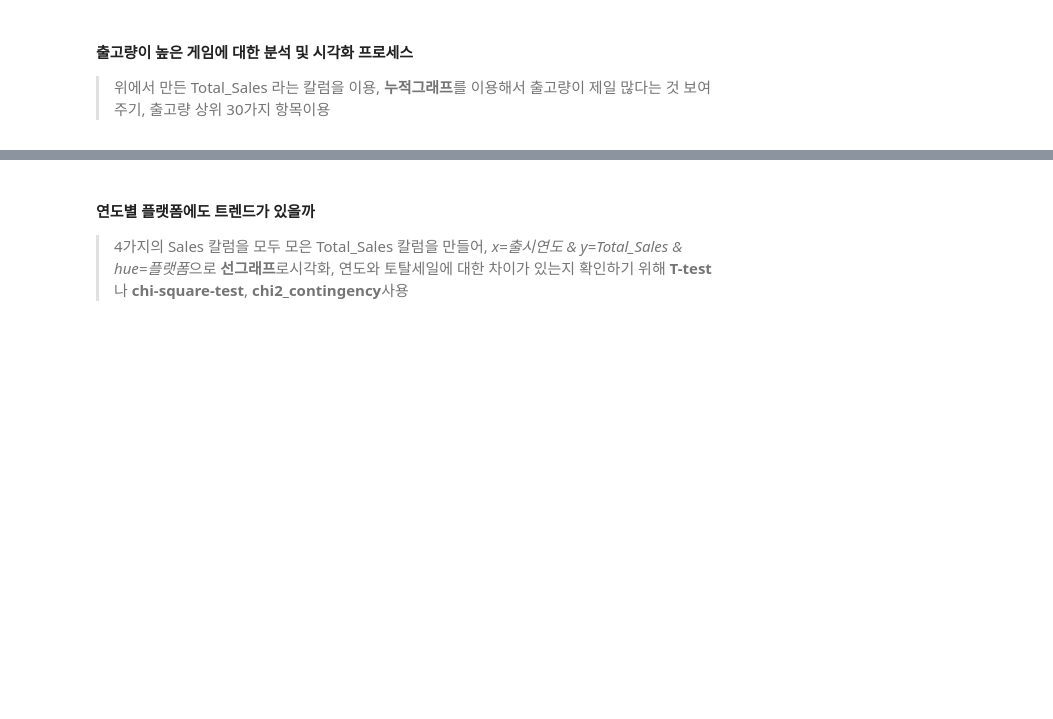
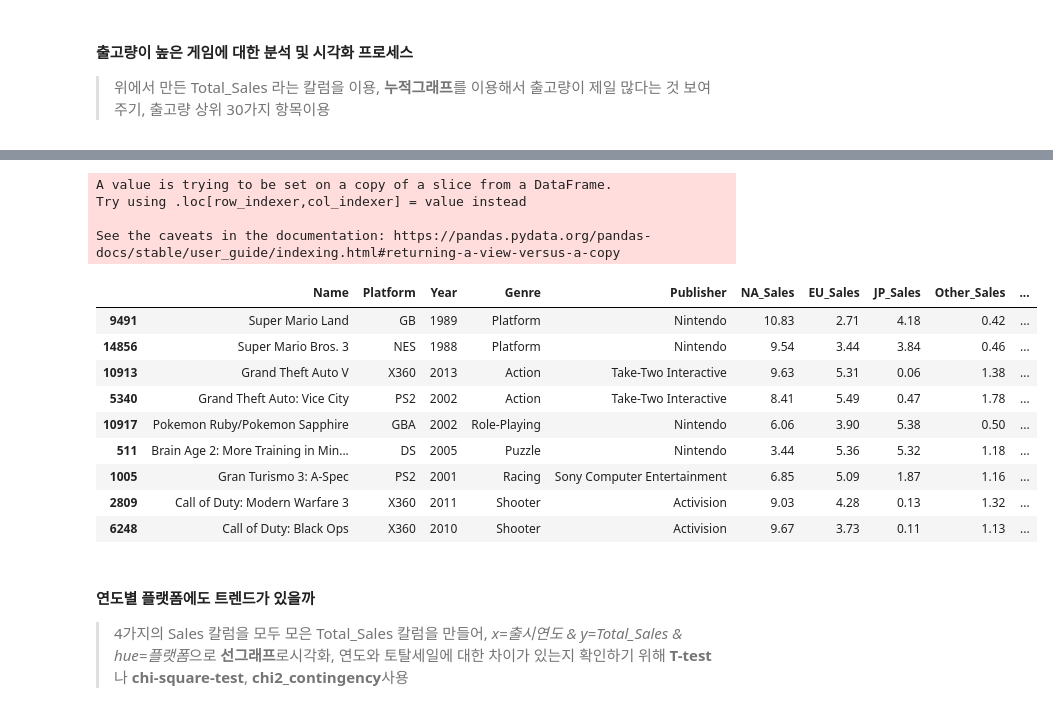
Before and after one commit to ohyunju/projects, a Jupyter notebook: project1/Project1.ipynb, the cells around one changed output, grey strips where cells are left out. Saved outputs shown, nothing was run; the diff lists cells and outputs as text; code cells hidden in the pictures; blank space fills up the shorter version.

```diff
--- a/project1/Project1.ipynb
+++ b/project1/Project1.ipynb
@@ -603,3 +675,26 @@ P-value 값이 충분히 작음으로 인해 그룹의 평균값이 통계적으
+# %%
+Top_Sales=df2
+Top_Sales['Total_Sales']=df2['NA_Sales']+df2['EU_Sales']+df2['JP_Sales']+df2['Other_Sales']
+Top_Sales=Top_Sales.sort_values(by=['Total_Sales'], axis=0, ascending=False)
+Top_Sales[0:10]
+#Publisher가 다 Nintendo네?
+Top_Sales[11:20]
+Top_Sales[21:30]
+# %% [output]
+A value is trying to be set on a copy of a slice from a DataFrame.
+Try using .loc[row_indexer,col_indexer] = value instead
+
+See the caveats in the documentation: https://pandas.pydata.org/pandas-docs/stable/user_guide/indexing.html#returning-a-view-versus-a-copy
+|  | Name | Platform | Year | Genre | Publisher | NA_Sales | EU_Sales | JP_Sales | Other_Sales | ... |
+| 9491 | Super Mario Land | GB | 1989 | Platform | Nintendo | 10.83 | 2.71 | 4.18 | 0.42 | ... |
+| 14856 | Super Mario Bros. 3 | NES | 1988 | Platform | Nintendo | 9.54 | 3.44 | 3.84 | 0.46 | ... |
+| 10913 | Grand Theft Auto V | X360 | 2013 | Action | Take-Two Interactive | 9.63 | 5.31 | 0.06 | 1.38 | ... |
+| 5340 | Grand Theft Auto: Vice City | PS2 | 2002 | Action | Take-Two Interactive | 8.41 | 5.49 | 0.47 | 1.78 | ... |
+| 10917 | Pokemon Ruby/Pokemon Sapphire | GBA | 2002 | Role-Playing | Nintendo | 6.06 | 3.90 | 5.38 | 0.50 | ... |
+| 511 | Brain Age 2: More Training in Min... | DS | 2005 | Puzzle | Nintendo | 3.44 | 5.36 | 5.32 | 1.18 | ... |
+| 1005 | Gran Turismo 3: A-Spec | PS2 | 2001 | Racing | Sony Computer Entertainment | 6.85 | 5.09 | 1.87 | 1.16 | ... |
+| 2809 | Call of Duty: Modern Warfare 3 | X360 | 2011 | Shooter | Activision | 9.03 | 4.28 | 0.13 | 1.32 | ... |
+| 6248 | Call of Duty: Black Ops | X360 | 2010 | Shooter | Activision | 9.67 | 3.73 | 0.11 | 1.13 | ... |
 # %% [markdown]
 #### 연도별 플랫폼에도 트렌드가 있을까
 > 4가지의 Sales 칼럼을 모두 모은 Total_Sales 칼럼을 만들어, *x=출시연도 & y=Total_Sales & hue=플랫폼*으로 **선그래프**로시각화, 연도와 토탈세일에 대한 차이가 있는지 확인하기 위해 **T-test** 나 **chi-square-test**, **chi2_contingency**사용
```
Also changed, not shown: parts of 6 cells of this notebook.
